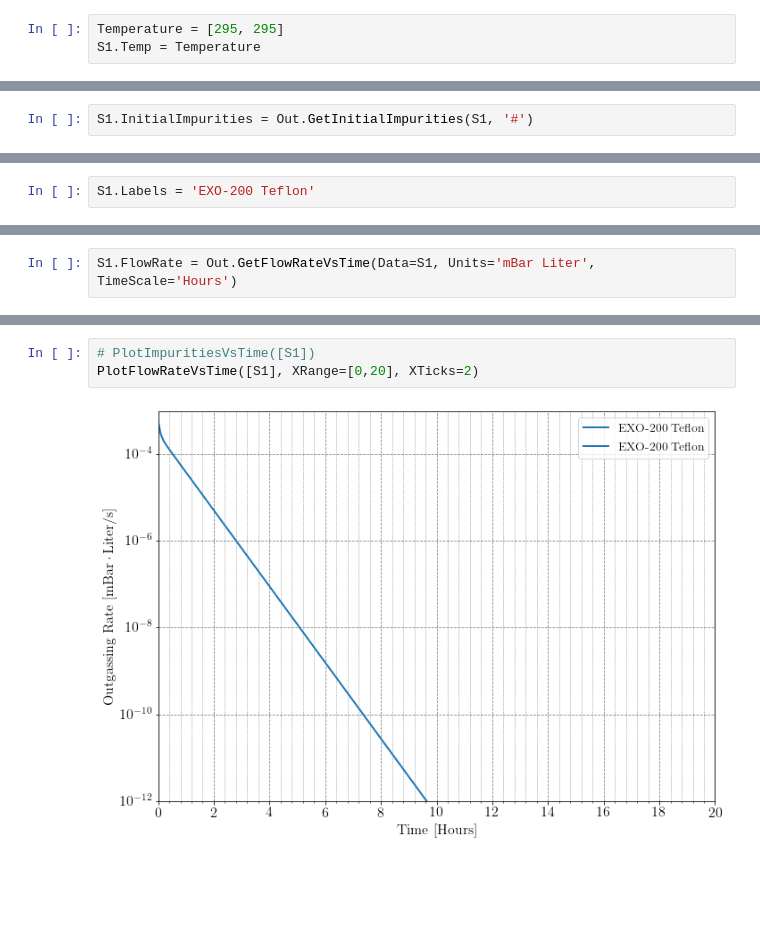
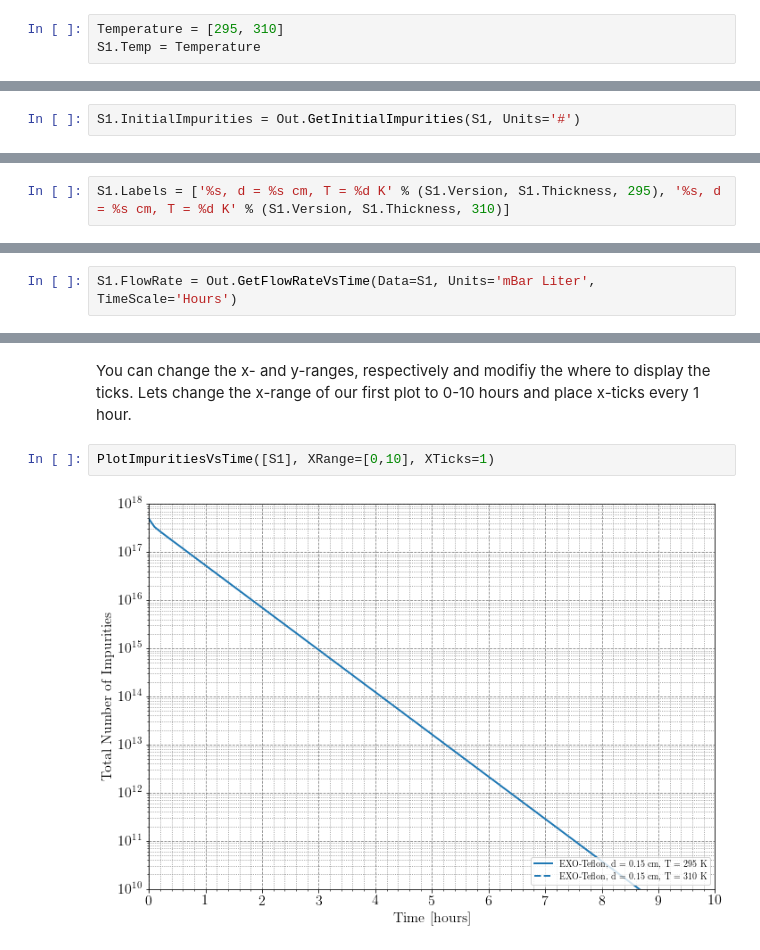
Before and after one commit to nEXO-collaboration/Impurity-Model, a Jupyter notebook: Modelling.ipynb, the cells around one changed output, grey strips where cells are left out. Saved outputs shown, nothing was run; the diff lists cells and outputs as text; blank space fills up the shorter version.

```diff
--- a/Modelling.ipynb
+++ b/Modelling.ipynb
@@ -39,3 +44,3 @@ Define the different temperatures for which to calculate outgassing
 # %%
-Temperature = [295, 295]
+Temperature = [295, 310]
 S1.Temp = Temperature
@@ -48,2 +58,2 @@ Get the initial number of impurities from model parameters. Can define '#', 'ppm
 # %%
-S1.InitialImpurities = Out.GetInitialImpurities(S1, '#')
+S1.InitialImpurities = Out.GetInitialImpurities(S1, Units='#')
@@ -52,2 +59,0 @@ Forward above defined labels, that will be later used for the plot legend.
-# %%
-S1.Labels = 'EXO-200 Teflon'
@@ -58 +62,3 @@ S1.Time = GetTimeStamps(Points=[0,100,200], Spacing=0.1, TimeScale='Hours')
+# %%
+S1.Labels = ['%s, d = %s cm, T = %d K' % (S1.Version, S1.Thickness, 295), '%s, d = %s cm, T = %d K' % (S1.Version, S1.Thickness, 310)]
 # %% [markdown]
@@ -68,5 +81,6 @@ Now one can easily plot the number of impurities left in the material and the ou
+# %% [markdown]
+You can change the x- and y-ranges, respectively and modifiy the where to display the ticks. Lets change the x-range of our first plot to 0-10 hours and place x-ticks every 1 hour.
 # %%
-# PlotImpuritiesVsTime([S1])
-PlotFlowRateVsTime([S1], XRange=[0,20], XTicks=2)
+PlotImpuritiesVsTime([S1], XRange=[0,10], XTicks=1)
 # %% [output]
-[figure, old version]
+[figure, new version]
```
Also changed, not shown: parts of 30 cells of this notebook.
